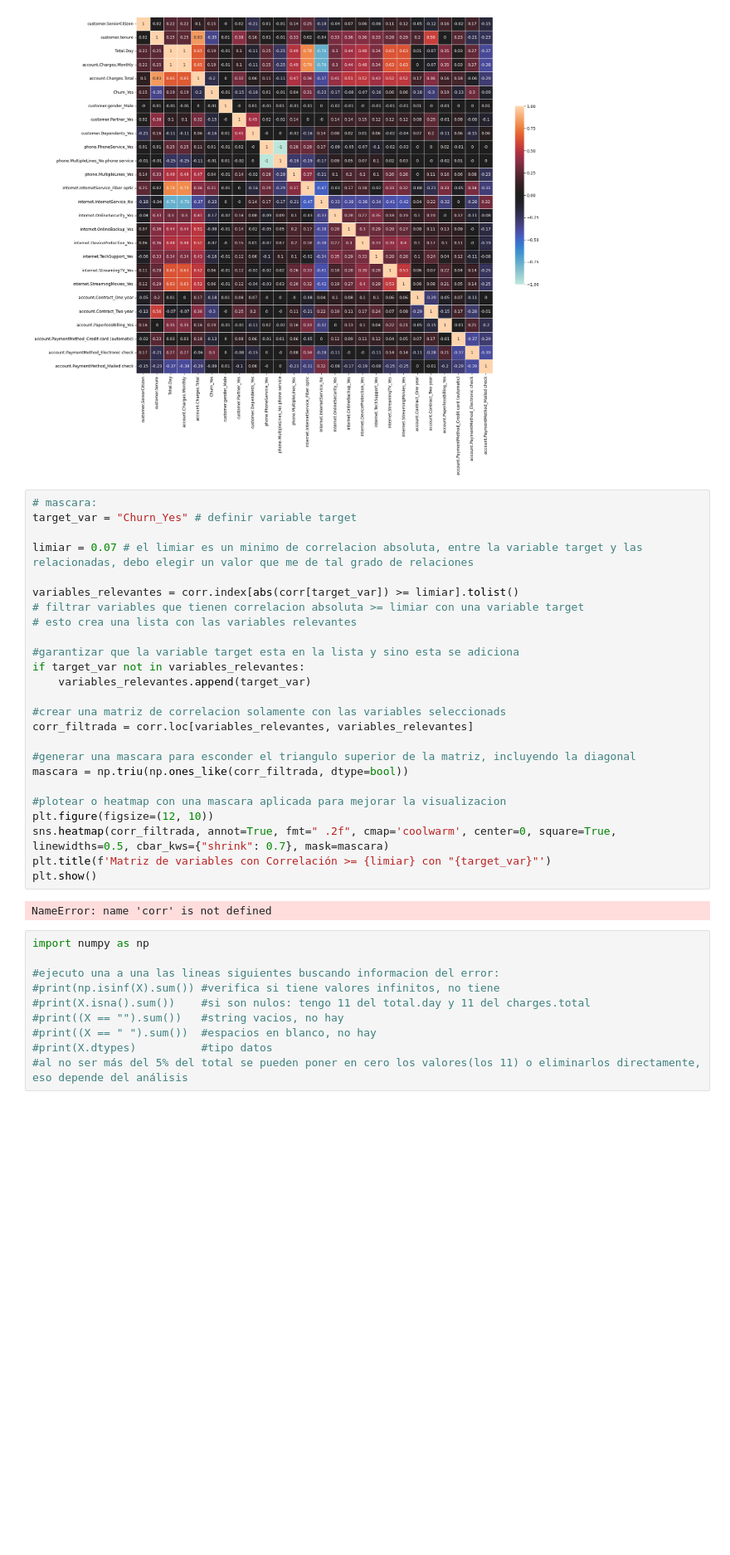
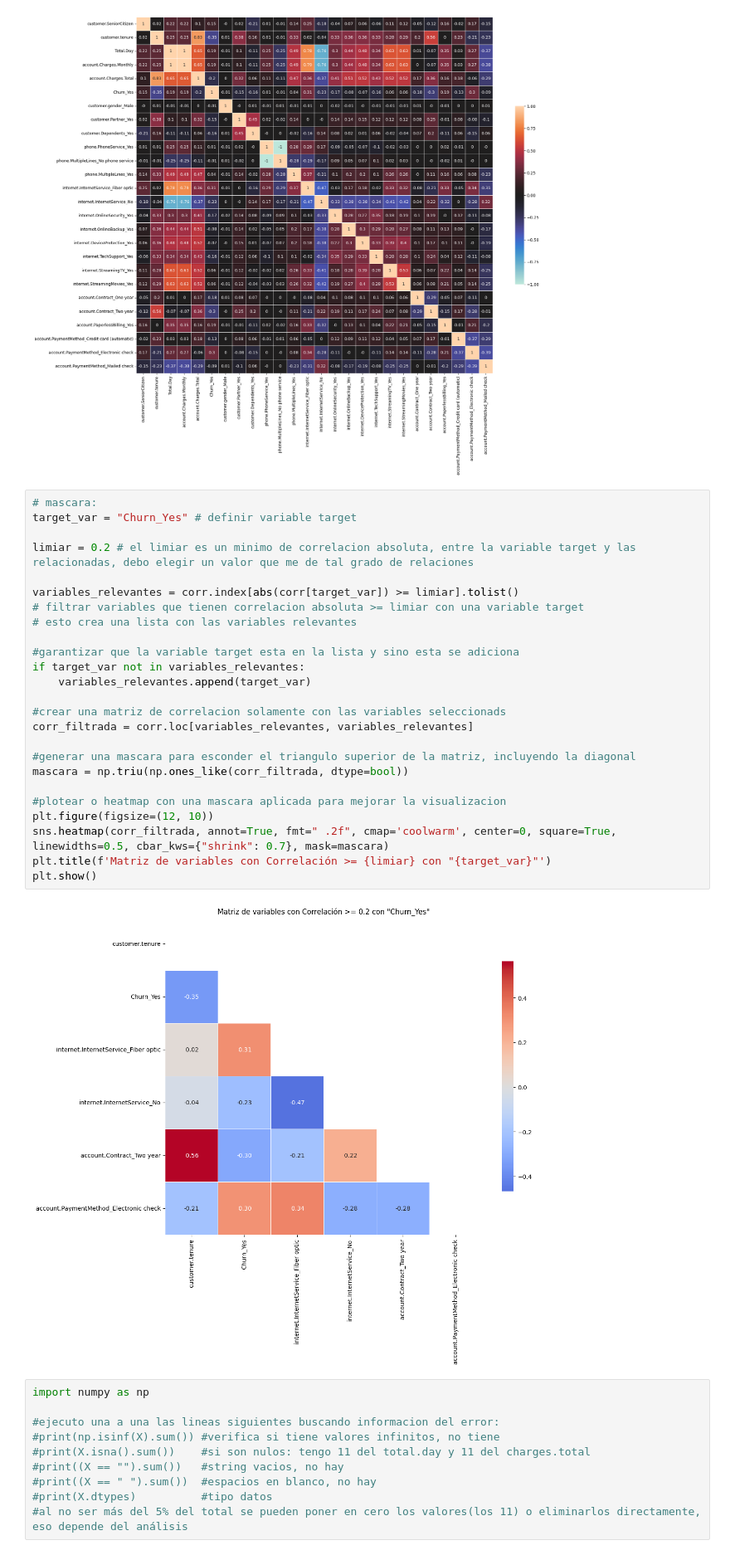
Before and after one commit to Gabriel-muni/Telecom_X_parte2, a Jupyter notebook: Telecom_X_parte2.ipynb, the cells around one changed output. Shown: that part at 83% size. Drawn from its saved outputs; the diff is of its cells as text; blank space fills up the shorter version.

```diff
--- a/Telecom_X_parte2.ipynb
+++ b/Telecom_X_parte2.ipynb
@@ -171,30 +171,30 @@ plt.show()
 # %%
 # mascara:
 target_var = "Churn_Yes" # definir variable target
 
-limiar = 0.07 # el limiar es un minimo de correlacion absoluta, entre la variable target y las relacionadas, debo elegir un valor que me de tal grado de relaciones
+limiar = 0.2 # el limiar es un minimo de correlacion absoluta, entre la variable target y las relacionadas, debo elegir un valor que me de tal grado de relaciones
 
 variables_relevantes = corr.index[abs(corr[target_var]) >= limiar].tolist()
 # filtrar variables que tienen correlacion absoluta >= limiar con una variable target
 # esto crea una lista con las variables relevantes
 
 #garantizar que la variable target esta en la lista y sino esta se adiciona
 if target_var not in variables_relevantes:
     variables_relevantes.append(target_var)
 
 #crear una matriz de correlacion solamente con las variables seleccionads
 corr_filtrada = corr.loc[variables_relevantes, variables_relevantes]
 
 #generar una mascara para esconder el triangulo superior de la matriz, incluyendo la diagonal
 mascara = np.triu(np.ones_like(corr_filtrada, dtype=bool))
 
 #plotear o heatmap con una mascara aplicada para mejorar la visualizacion
 plt.figure(figsize=(12, 10))
 sns.heatmap(corr_filtrada, annot=True, fmt=" .2f", cmap='coolwarm', center=0, square=True, linewidths=0.5, cbar_kws={"shrink": 0.7}, mask=mascara)
 plt.title(f'Matriz de variables con Correlación >= {limiar} con "{target_var}"')
 plt.show()
 # %% [output]
-NameError: name 'corr' is not defined
+[figure, added]
 # %%
 import numpy as np
 
```
Also changed, not shown: parts of 4 cells of this notebook.
